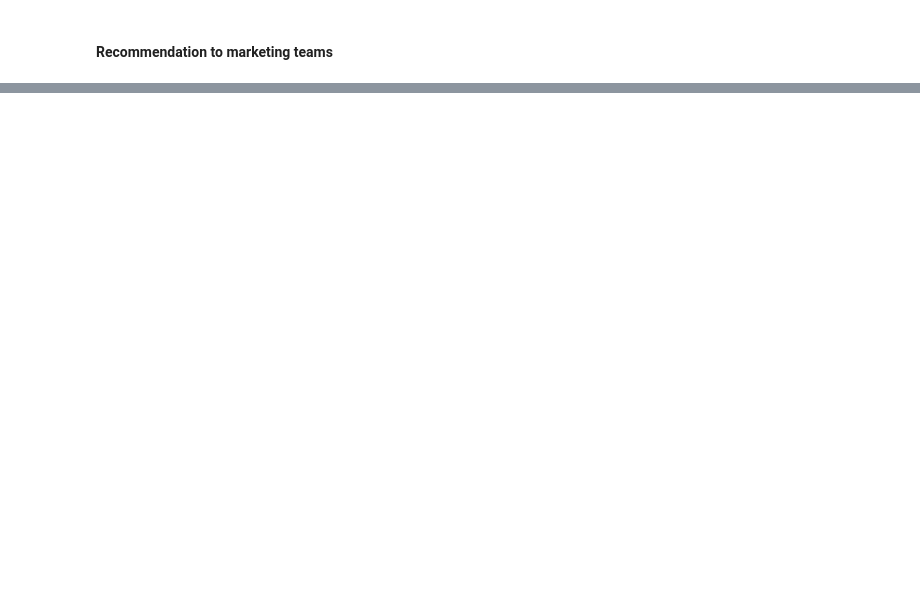
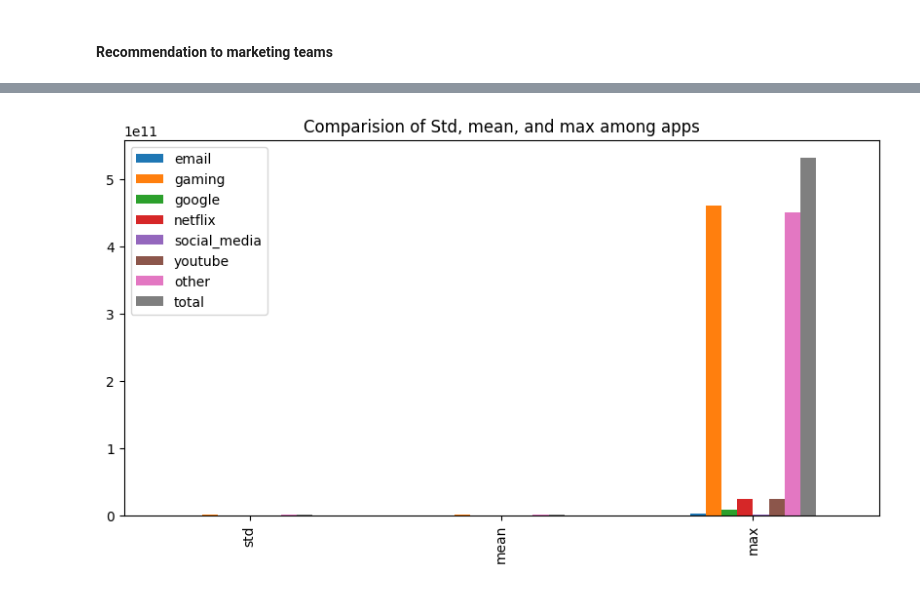
Before and after one commit to Berhanu13/User-Analytics-in-Telecommunication, a Jupyter notebook: notebooks/user_overview_analysis.ipynb, the cells around one changed output, grey strips where cells are left out. Cells and saved outputs as stored; diff of their text form; code cells hidden in the pictures; blank space fills up the shorter version.

```diff
--- a/notebooks/user_overview_analysis.ipynb
+++ b/notebooks/user_overview_analysis.ipynb
@@ -174,0 +388,33 @@ Name: handset_type, dtype: int64
+# %%
+total_data_volume = cleaned_df.groupby(["msisdn/number"]).agg({
+    "email_dl_(bytes)": "sum",
+    "email_ul_(bytes)": "sum",
+    "gaming_dl_(bytes)": "sum",
+    "gaming_ul_(bytes)": "sum",
+    "google_dl_(bytes)": "sum",
+    "google_ul_(bytes)": "sum",
+    "netflix_dl_(bytes)": "sum",
+    "netflix_ul_(bytes)": "sum",
+    "other_dl_(bytes)": "sum",
+    "other_ul_(bytes)": "sum",
+    "social_media_dl_(bytes)": "sum",
+    "social_media_ul_(bytes)": "sum",
+    "youtube_dl_(bytes)": "sum",
+    "youtube_ul_(bytes)": "sum",
+    "total_dl_(bytes)": "sum",
+    "total_ul_(bytes)": "sum"
+})[["email_dl_(bytes)","email_ul_(bytes)","gaming_dl_(bytes)","gaming_ul_(bytes)","google_dl_(bytes)","google_ul_(bytes)","netflix_dl_(bytes)","netflix_ul_(bytes)","other_dl_(bytes)","other_ul_(bytes)","social_media_dl_(bytes)","social_media_ul_(bytes)","youtube_dl_(bytes)","youtube_ul_(bytes)","total_dl_(bytes)","total_ul_(bytes)"]]
+
+total_data_volume["email"]=total_data_volume["email_dl_(bytes)"] + total_data_volume["email_ul_(bytes)"]
+total_data_volume["gaming"]=total_data_volume["gaming_dl_(bytes)"] + total_data_volume["gaming_ul_(bytes)"]
+total_data_volume["google"]=total_data_volume["google_dl_(bytes)"] + total_data_volume["google_ul_(bytes)"]
+total_data_volume["netflix"]=total_data_volume["netflix_dl_(bytes)"] + total_data_volume["netflix_ul_(bytes)"]
+total_data_volume["social_media"]=total_data_volume["social_media_dl_(bytes)"] + total_data_volume["social_media_ul_(bytes)"]
+total_data_volume["youtube"]=total_data_volume["youtube_dl_(bytes)"] + total_data_volume["youtube_ul_(bytes)"]
+total_data_volume["other"]=total_data_volume["other_dl_(bytes)"] + total_data_volume["other_ul_(bytes)"]
+total_data_volume["total"]=total_data_volume["total_dl_(bytes)"] + total_data_volume["total_ul_(bytes)"]
+
+total_data_volume=total_data_volume[["email","gaming","google","netflix","social_media","youtube","other","total"]]
+total_data_volume.sort_values(by=["total"],ascending=False,inplace=True)
+total_data_volume.dropna(axis=0,inplace=True)
+total_data_volume
@@ -174,0 +448,5 @@ Name: handset_type, dtype: int64
+# %%
+pd.DataFrame(total_data_volume.describe()).loc[["std","mean","max"]].plot(kind="bar",title="Comparision of Std, mean, and max among apps",figsize=(10,5))
+plt.show()
+# %% [output]
+[figure, added]
```
Also changed, not shown: parts of 24 cells of this notebook.
